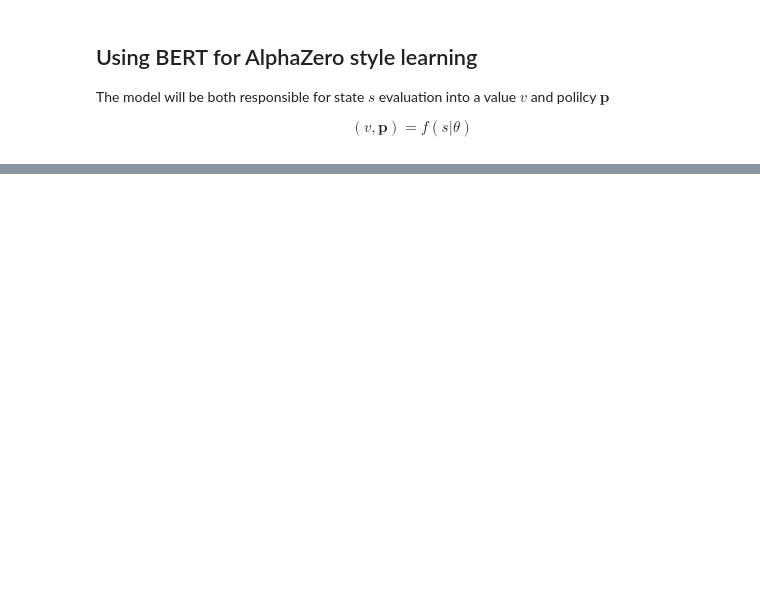
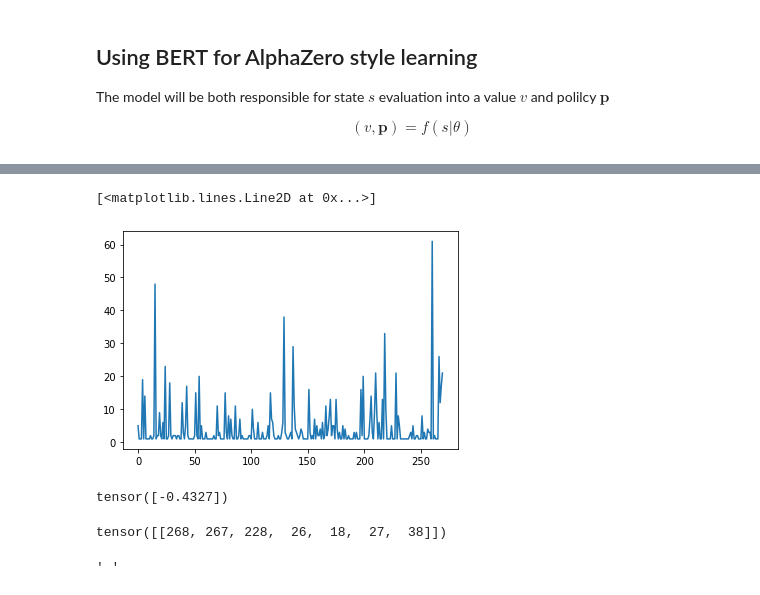
Before and after one commit to carlos-gemmell/Glasgow-NLP, a Jupyter notebook: notebooks/Scratch_pad_seq2seq.ipynb, the cells around one changed output, grey strips where cells are left out. Cells and saved outputs as stored; diff of their text form; code cells hidden in the pictures; blank space fills up the shorter version.

```diff
--- a/notebooks/Scratch_pad_seq2seq.ipynb
+++ b/notebooks/Scratch_pad_seq2seq.ipynb
@@ -521,0 +266,4 @@ s.rpartition('<ScratchPad>')[2]
+# %%
+custom_positive_pairs = [('What is 3+4?[SP]3+4>>>7\n[ESP]7[EOS]', 'What is 3+4?7[EOS]'),
+                         ('What is 17+5?[SP]17+5>>>22\n[ESP]22[EOS]', 'What is 17+5?22[EOS]'),
+                         ('What is 22+1?[SP]22+1>>>23\n[ESP]23[EOS]', 'What is 22+1?23[EOS]')]
@@ -521,0 +387,9 @@ s.rpartition('<ScratchPad>')[2]
+# %%
+plt.plot(range(270), faster_MCTS.cache['What is 3+4?']['Na'].to_dense())
+# %% [output]
+[<matplotlib.lines.Line2D at 0x...>]
+[figure, added]
+# %%
+faster_MCTS.batchSearch(current_states, target_strings, sample=False)
+# %% [output]
+tensor([-0.4327])
@@ -521,0 +399,8 @@ s.rpartition('<ScratchPad>')[2]
+# %%
+current_states
+# %% [output]
+tensor([[268, 267, 228,  26,  18,  27,  38]])
+# %%
+tokenizer.decode([228])
+# %% [output]
+' '
```
Also changed, not shown: parts of 124 cells of this notebook, 12 other files.
